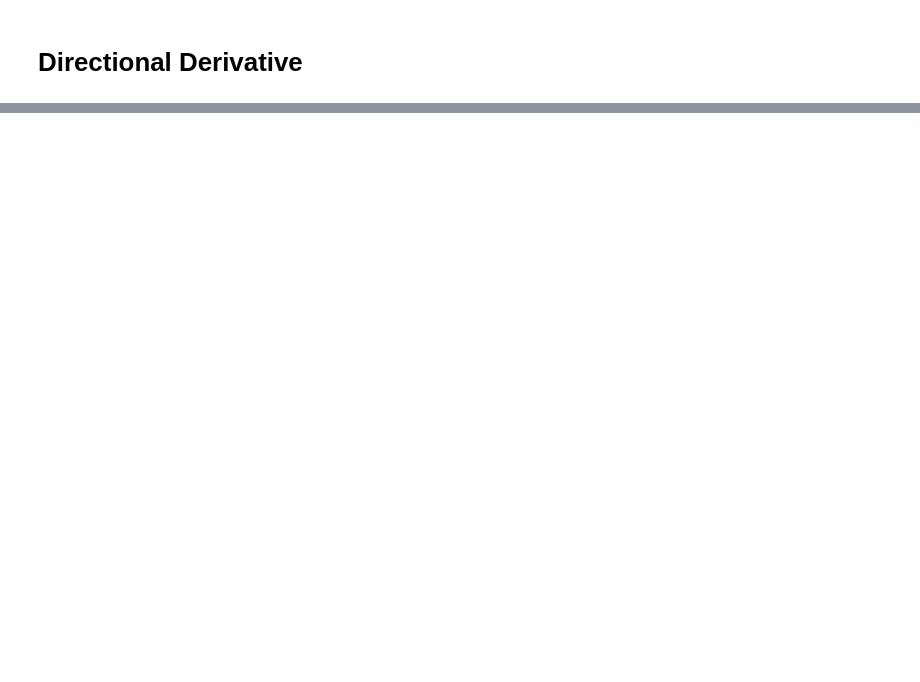
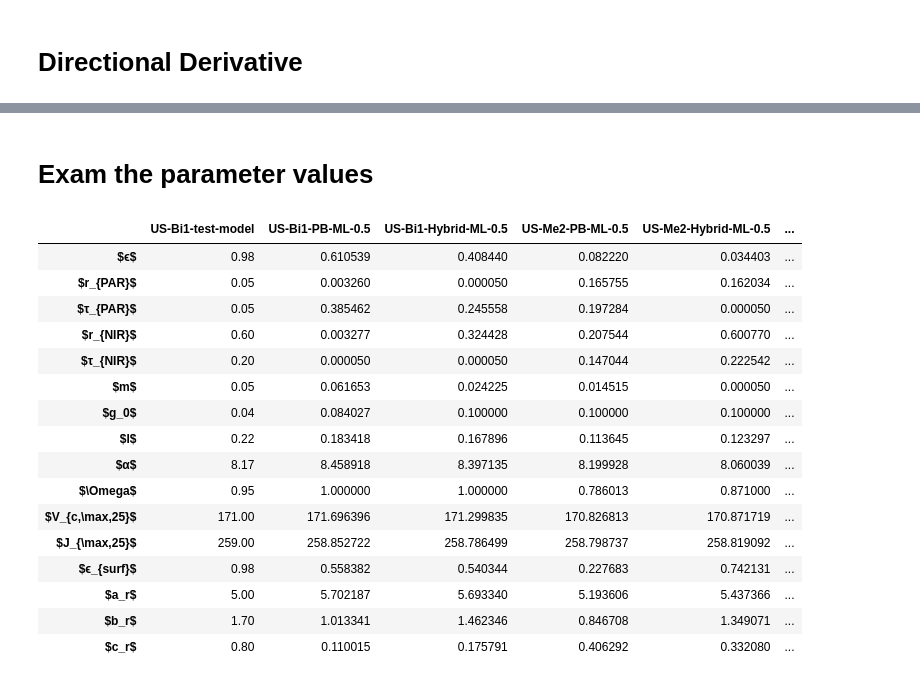
Before and after one commit to pnnl/JAX-CanVeg, a Jupyter notebook: examples/SensitivityAnalysis.ipynb, the cells around one changed output, grey strips where cells are left out. Drawn from its saved outputs; the diff is of its cells as text; code cells hidden in the pictures; blank space fills up the shorter version.

```diff
--- a/examples/SensitivityAnalysis.ipynb
+++ b/examples/SensitivityAnalysis.ipynb
@@ -115,0 +146,43 @@ for varn in varn_set:
+# %% [markdown]
+# Exam the parameter values
+# %%
+# Get parameters
+labels, df_para = [], []
+for i,site in enumerate(sites):
+    # Stay in the current directory
+    os.chdir(dir_mother)
+
+    for case in cases:
+        if i!=0 and case=='test-model': continue
+        dir_case = dir_mother / f"{site}" / case
+        f_configs = dir_case / "configs.json"
+
+        # Load the model
+        model, _, _, _, _ = load_model(f_configs)
+        p_values = []
+        for p in subpara:
+            p_values.append(getattr(model.para, p))
+        df_para.append(p_values)
+        labels.append(f"{site}-{case}")
+
+df_para = pd.DataFrame(np.array(df_para).T, index=subpara_labels, columns=labels)
+# %%
+df_para
+# %% [output]
+|  | US-Bi1-test-model | US-Bi1-PB-ML-0.5 | US-Bi1-Hybrid-ML-0.5 | US-Me2-PB-ML-0.5 | US-Me2-Hybrid-ML-0.5 | ... |
+| $ϵ$ | 0.98 | 0.610539 | 0.408440 | 0.082220 | 0.034403 | ... |
+| $r_{PAR}$ | 0.05 | 0.003260 | 0.000050 | 0.165755 | 0.162034 | ... |
+| $τ_{PAR}$ | 0.05 | 0.385462 | 0.245558 | 0.197284 | 0.000050 | ... |
+| $r_{NIR}$ | 0.60 | 0.003277 | 0.324428 | 0.207544 | 0.600770 | ... |
+| $τ_{NIR}$ | 0.20 | 0.000050 | 0.000050 | 0.147044 | 0.222542 | ... |
+| $m$ | 0.05 | 0.061653 | 0.024225 | 0.014515 | 0.000050 | ... |
+| $g_0$ | 0.04 | 0.084027 | 0.100000 | 0.100000 | 0.100000 | ... |
+| $l$ | 0.22 | 0.183418 | 0.167896 | 0.113645 | 0.123297 | ... |
+| $α$ | 8.17 | 8.458918 | 8.397135 | 8.199928 | 8.060039 | ... |
+| $\Omega$ | 0.95 | 1.000000 | 1.000000 | 0.786013 | 0.871000 | ... |
+| $V_{c,\max,25}$ | 171.00 | 171.696396 | 171.299835 | 170.826813 | 170.871719 | ... |
+| $J_{\max,25}$ | 259.00 | 258.852722 | 258.786499 | 258.798737 | 258.819092 | ... |
+| $ϵ_{surf}$ | 0.98 | 0.558382 | 0.540344 | 0.227683 | 0.742131 | ... |
+| $a_r$ | 5.00 | 5.702187 | 5.693340 | 5.193606 | 5.437366 | ... |
+| $b_r$ | 1.70 | 1.013341 | 1.462346 | 0.846708 | 1.349071 | ... |
+| $c_r$ | 0.80 | 0.110015 | 0.175791 | 0.406292 | 0.332080 | ... |
```
Also changed, not shown: parts of 7 cells of this notebook, 11 other files.
